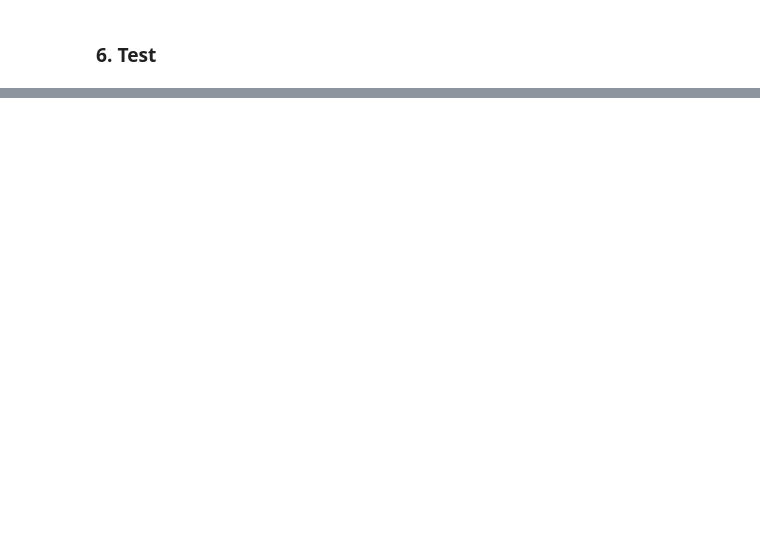
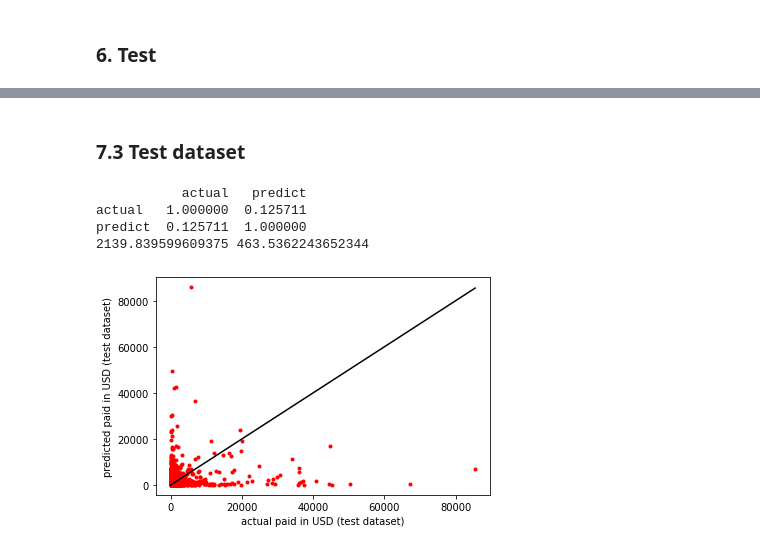
Before and after one commit to balaksuiuc/CS598IQVIAClaims, a Jupyter notebook: src/cost_prediction.ipynb, the cells around one changed output, grey strips where cells are left out. Drawn from its saved outputs; the diff is of its cells as text; code cells hidden in the pictures; blank space fills up the shorter version.

```diff
--- a/src/cost_prediction.ipynb
+++ b/src/cost_prediction.ipynb
@@ -928,0 +1012,10 @@ predict  0.23989  1.00000
+# %% [markdown]
+### **7.3 Test dataset**
+# %%
+plot_prediction(model, test_loader, 'test dataset')
+# %% [output]
+           actual   predict
+actual   1.000000  0.125711
+predict  0.125711  1.000000
+2139.839599609375 463.5362243652344
+[figure, added]
```
Also changed, not shown: parts of 22 cells of this notebook.
